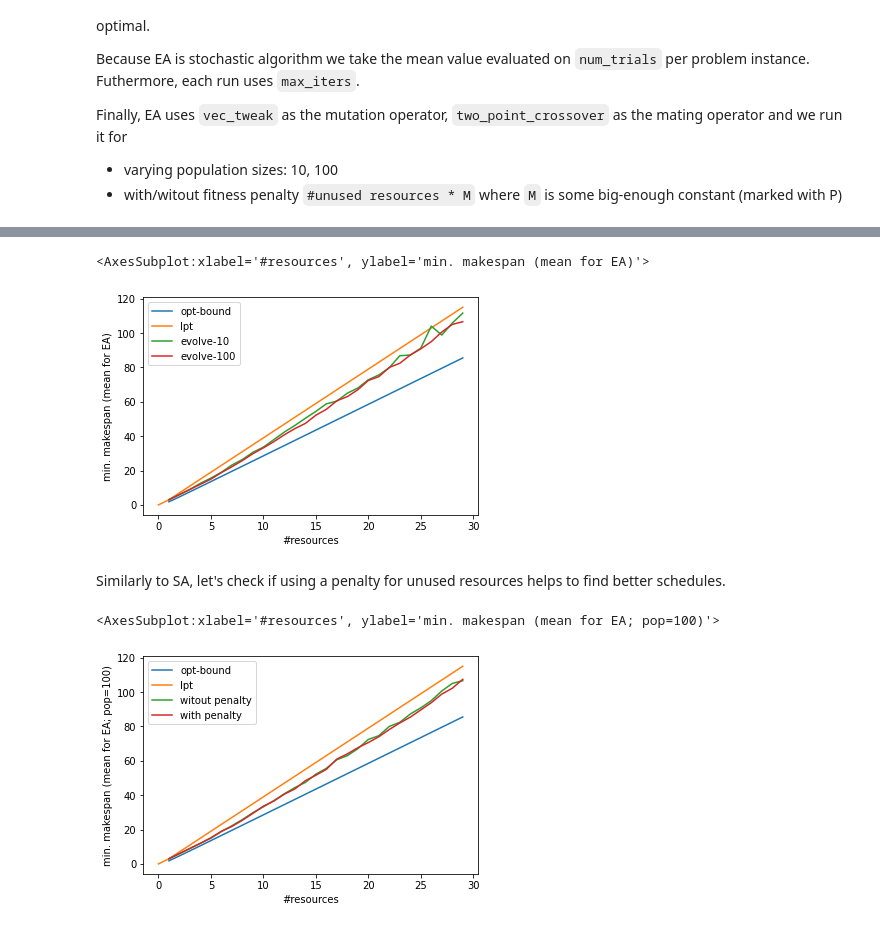
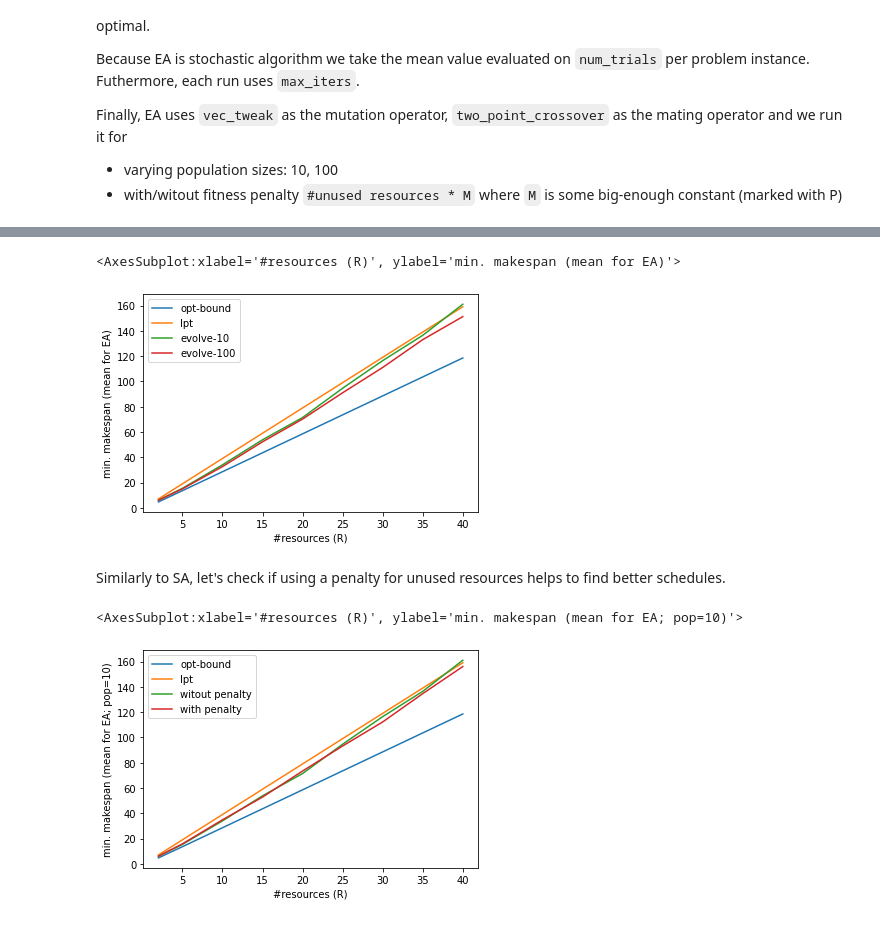
Before and after one commit to matyama/makespan-poc, a Jupyter notebook: notebooks/metaheuristics.ipynb, the cells around one changed output, grey strips where cells are left out. Saved outputs shown, nothing was run; the diff lists cells and outputs as text; code cells hidden in the pictures.

```diff
--- a/notebooks/metaheuristics.ipynb
+++ b/notebooks/metaheuristics.ipynb
@@ -37,10 +37,7 @@ lpt_df.plot.line(xlabel='#resources', ylabel='min. makespan')
 ### Sanity check
 Note that the optimal value for this instance is 9.
 # %%
-R = 3
-p = [5, 5, 4, 4, 3, 3, 3]
-
-schedule, makespan = anneal(R, p)
+_, makespan = anneal(R=3, p=[5, 5, 4, 4, 3, 3, 3])
 makespan
 # %% [output]
 9.0
@@ -114,10 +101,7 @@ tweak_penalty_df.plot.line(xlabel='#resources', ylabel='mean min. makespan (vec_
 ### Sanity check
 Note that the optimal value for this instance is 9.
 # %%
-R = 3
-p = [5, 5, 4, 4, 3, 3, 3]
-
-schedule, makespan = evolve(R, p, two_point_crossover, mutate=mutation(vec_tweak, R))
+_, makespan = evolve(R=3, p=[5, 5, 4, 4, 3, 3, 3], mate=two_point_crossover, mutate=mutation(vec_tweak, R=3))
 makespan
 # %% [output]
 9.0
@@ -143,28 +115,22 @@ Finally, EA uses `vec_tweak` as the mutation operator, `two_point_crossover` as
 * varying population sizes: 10, 100
 * with/witout fitness penalty `#unused resources * M` where `M` is some big-enough constant (marked with P)
 # %%
-crossover = two_point_crossover
-tweak=vec_tweak
-pop_sizes = (10, 100)
-
-def makespan(R, p, pop_size, penalize):
+def ea_makespan(R, p, pop_size, penalize):
     _, m = evolve(
         R=R,
         p=p,
-        mate=crossover,
-        mutate=mutation(tweak, R),
+        mate=two_point_crossover,
+        mutate=mutation(vec_tweak, R),
         pop_size=pop_size,
         max_iters=max_iters,
         penalize=penalize,
     )
     return m
 
-def mean_makespan(R, p, pop_size, penalize):
-    return sum(makespan(R, p, pop_size, penalize) for _ in range(num_trials)) / num_trials
-
 def evaluate_evolve(pop_size, penalize):
-    return pd.Series([mean_makespan(R, p, pop_size, penalize) for R, p in problem_instances])
+    for R, p in problem_instances:
+        # mean makespan
+        yield sum(ea_makespan(R, p, pop_size, penalize) for _ in range(num_trials)) / num_trials
 # %%
-evolve_df = pd.DataFrame({f'evolve-{pop_size}': evaluate_evolve(pop_size, penalize=False) for pop_size in pop_sizes})
+evolve_df = pd.DataFrame({f'evolve-{pop_size}': evaluate_evolve(pop_size, penalize=False) for pop_size in [10, 100]}, index=resources)
 evolve_df = pd.concat([lpt_df, evolve_df], axis=1)
-evolve_df.tail()
@@ -178,19 +137,20 @@ evolve_df.tail()
 # %%
-evolve_df.plot.line(xlabel='#resources', ylabel='min. makespan (mean for EA)')
+evolve_df.plot.line(xlabel='#resources (R)', ylabel='min. makespan (mean for EA)')
 # %% [output]
-<AxesSubplot:xlabel='#resources', ylabel='min. makespan (mean for EA)'>
+<AxesSubplot:xlabel='#resources (R)', ylabel='min. makespan (mean for EA)'>
-[figure, old version]
+[figure, new version]
 # %% [markdown]
 Similarly to SA, let's check if using a penalty for unused resources helps to find better schedules.
 # %%
 penalty_df = pd.DataFrame(
     {
-        'witout penalty': evolve_df['evolve-100'],
-        'with penalty': evaluate_evolve(pop_size=100, penalize=True),
-    }
+        'witout penalty': evolve_df['evolve-10'],
+        'with penalty': evaluate_evolve(pop_size=10, penalize=True),
+    },
+    index=resources,
 )
 penalty_df = pd.concat([lpt_df, penalty_df], axis=1)
-penalty_df.plot.line(xlabel='#resources', ylabel='min. makespan (mean for EA; pop=100)')
+penalty_df.plot.line(xlabel='#resources (R)', ylabel='min. makespan (mean for EA; pop=10)')
 # %% [output]
-<AxesSubplot:xlabel='#resources', ylabel='min. makespan (mean for EA; pop=100)'>
+<AxesSubplot:xlabel='#resources (R)', ylabel='min. makespan (mean for EA; pop=10)'>
-[figure, old version]
+[figure, new version]
```
Also changed, not shown: parts of 8 cells of this notebook, 1 other file.
